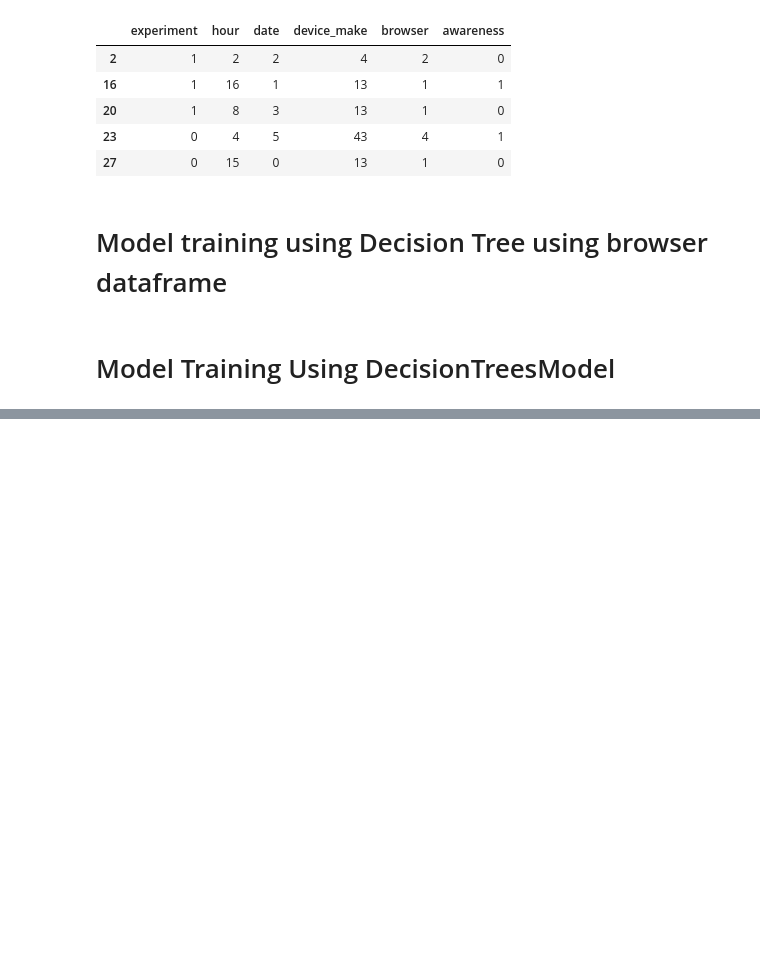
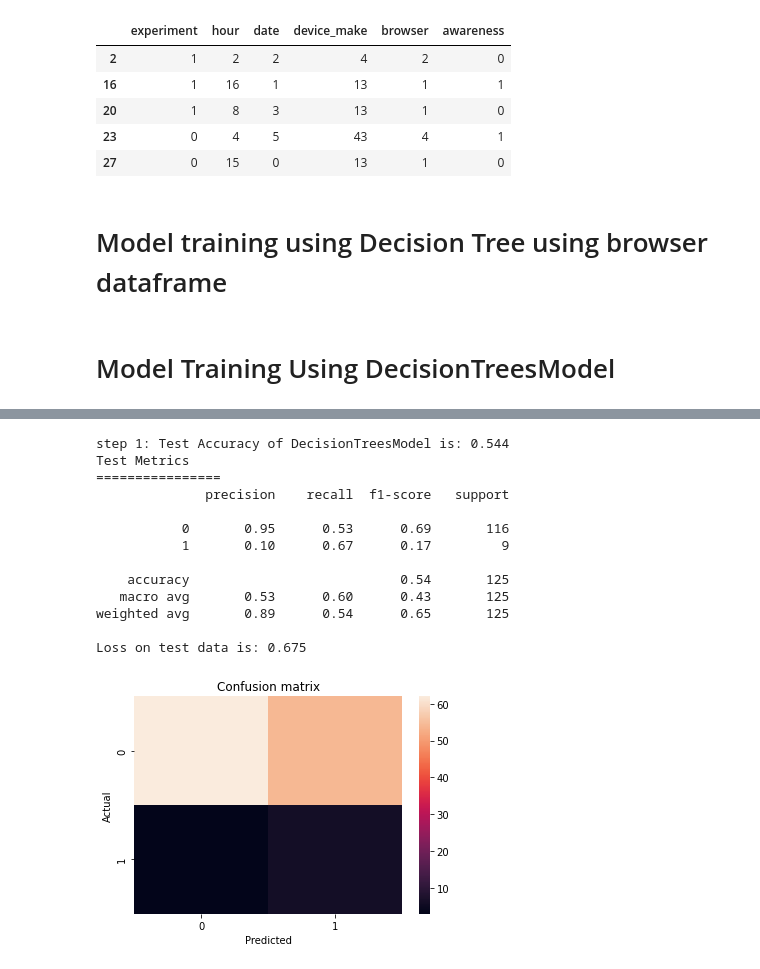
Before and after one commit to AB-Hypothesis-Testing/AB-Testing, a Jupyter notebook: notebooks/AB_Testing_Machine_learning.ipynb, the cells around one changed output, grey strips where cells are left out. Cells and saved outputs as stored; diff of their text form; code cells hidden in the pictures; blank space fills up the shorter version.

Commit message:
Model Training and analysis of result

```diff
--- a/notebooks/AB_Testing_Machine_learning.ipynb
+++ b/notebooks/AB_Testing_Machine_learning.ipynb
@@ -246,0 +261,19 @@ NameError: name 'DecisionTreesModel' is not defined
+# %%
+test_acc, loss, report, confusion_matrix = decisionTreesModel.test()
+print(f"Loss on test data is: {loss:.3f}")
+print()
+# %% [output]
+step 1: Test Accuracy of DecisionTreesModel is: 0.544
+Test Metrics
+================
+              precision    recall  f1-score   support
+
+           0       0.95      0.53      0.69       116
+           1       0.10      0.67      0.17         9
+
+    accuracy                           0.54       125
+   macro avg       0.53      0.60      0.43       125
+weighted avg       0.89      0.54      0.65       125
+
+Loss on test data is: 0.675
+[figure, added]
```
Also changed, not shown: parts of 4 cells of this notebook.
